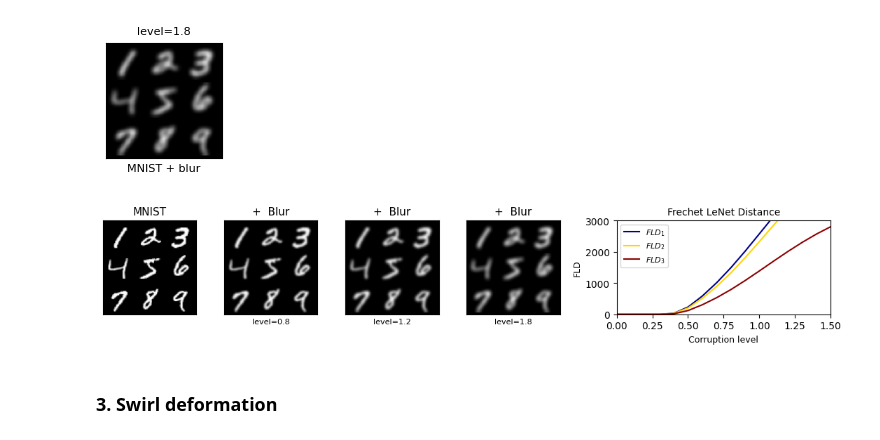
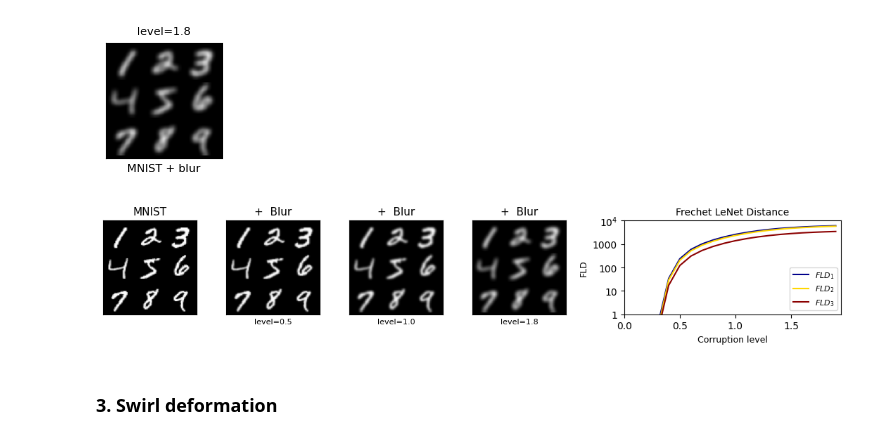
Before and after one commit to dfaroughy/FID-MNIST, a Jupyter notebook: example_MNIST.ipynb, the cells around one changed output. Cells and saved outputs as stored; diff of their text form; code cells hidden in the pictures.

```diff
--- a/example_MNIST.ipynb
+++ b/example_MNIST.ipynb
@@ -93,8 +94,8 @@ plot_combined_with_mnist_grid(samples=[digits, digits_blackout_1, digits_blackou
 # %%
 corruption = 'blur'
 
-blur_level_1 = 0.8
-blur_level_2 = 1.2
+blur_level_1 = 0.5
+blur_level_2 = 1.0
 blur_level_3 = 1.8
 
 digits_blur_1 = get_test_samples(name='MNIST', corruption=corruption, level=blur_level_1, plot=True)
@@ -111,14 +112,15 @@ fcd_3_blur = fld_NIST(model=lenet, name='MNIST', corruption=corruption, values=n
 # %%
 plot_combined_with_mnist_grid(samples=[digits, digits_blur_1, digits_blur_2, digits_blur_3],
                               fcd=[fcd_1_blur, fcd_2_blur, fcd_3_blur],
                               distortion='Blur',
                               name='MNIST',
                               dist_levels=['', r'level={}'.format(blur_level_1), r'level={}'.format(blur_level_2), r'level={}'.format(blur_level_3)],
-                              xlim=(0, 1.5),
+                              xlim=(0, 1.95),
                               ylim=(0, 3000),
+                              log=True,loc='lower right',
                               figsize=(11,2.25))
 # %% [output]
-[figure, old version]
+[figure, new version]
 # %% [markdown]
 ### 3. Swirl deformation
 # %%
```
Also changed, not shown: parts of 14 cells of this notebook, 22 other files.
